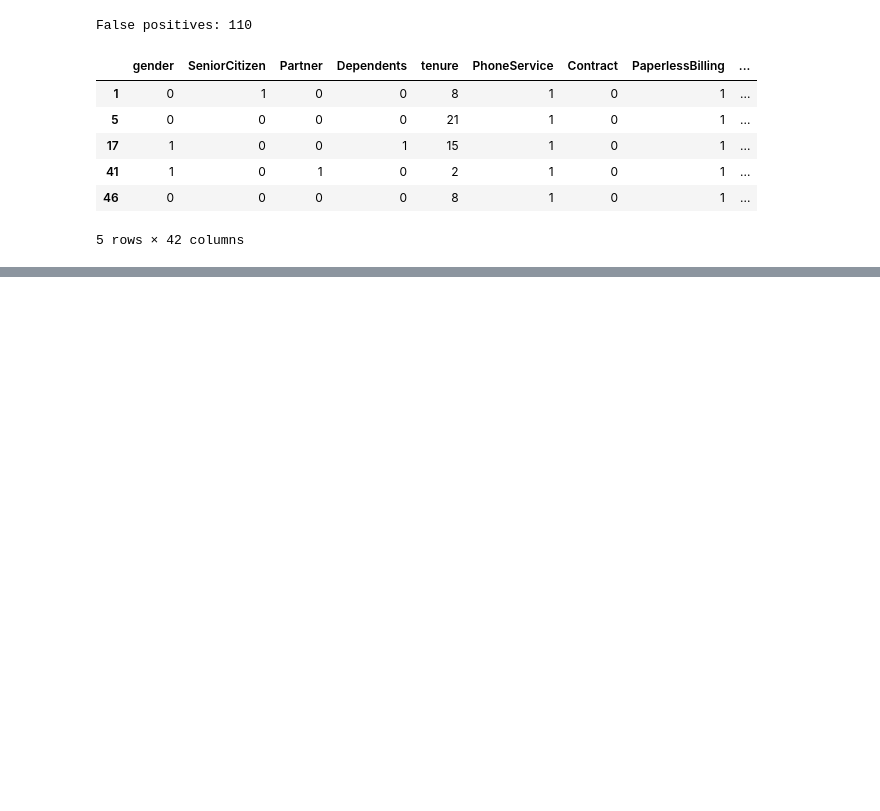
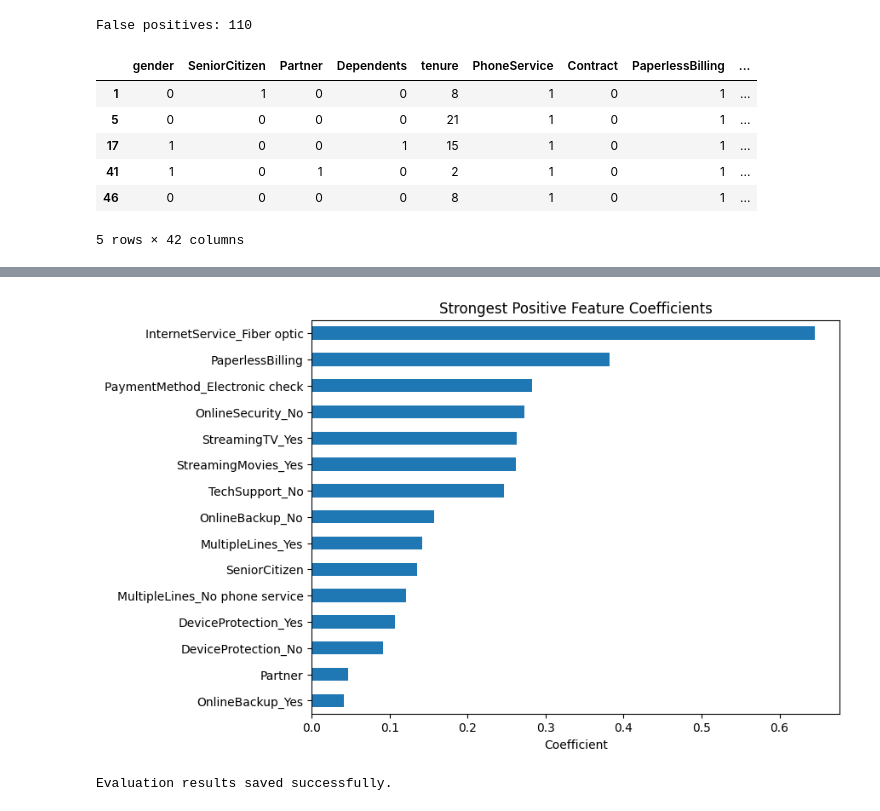
Before and after one commit to shavkatjony/telco-c-classifier-alias, a Jupyter notebook: notebooks/04_evaluation.ipynb, the cells around one changed output, grey strips where cells are left out. Cells and saved outputs as stored; diff of their text form; code cells hidden in the pictures; blank space fills up the shorter version.

Commit message:
Complete model explainability and evaluation reporting

```diff
--- a/notebooks/04_evaluation.ipynb
+++ b/notebooks/04_evaluation.ipynb
@@ -311,0 +320,7 @@ False positives: 110
+# %%
+coefficients = pd.Series(
+    model.coef_[0],
+    index=X_test.columns
+).sort_values()
+
+coefficients.head(15)
@@ -311,0 +344,28 @@ False positives: 110
+# %%
+coefficients.tail(15).sort_values().plot(
+    kind='barh',
+    figsize=(8, 6)
+)
+
+plt.title('Strongest Positive Feature Coefficients')
+plt.xlabel('Coefficient')
+plt.show()
+# %% [output]
+[figure, added]
+# %%
+import os
+
+os.makedirs('../reports', exist_ok=True)
+
+metrics_df.to_csv(
+    '../reports/final_model_metrics.csv'
+)
+
+threshold_df.to_csv(
+    '../reports/threshold_analysis.csv',
+    index=False
+)
+
+print("Evaluation results saved successfully.")
+# %% [output]
+Evaluation results saved successfully.
```
Also changed, not shown: parts of 3 cells of this notebook.
